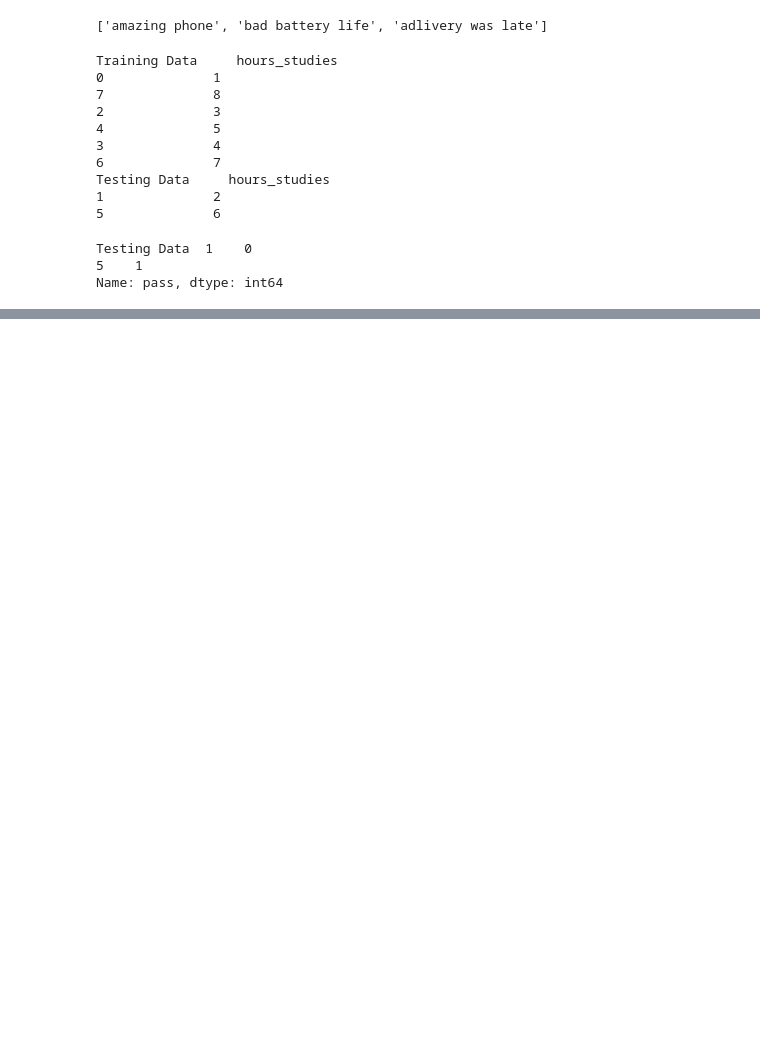
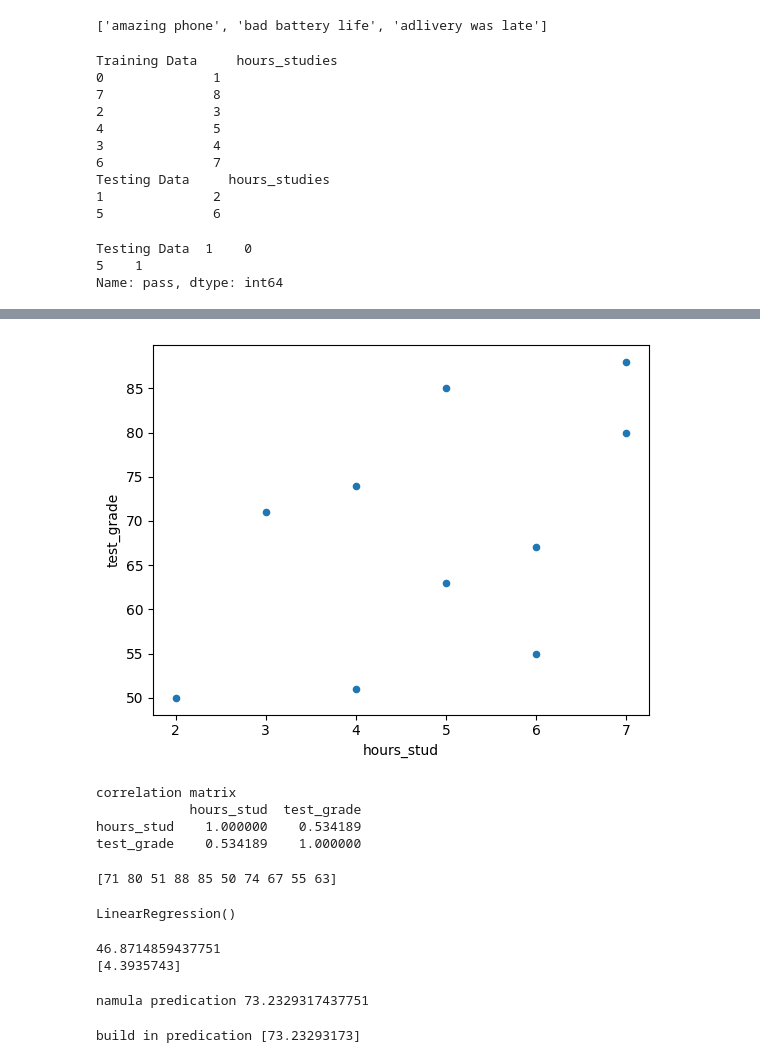
Before and after one commit to raisharad/GenerativeAIandAgenticAI, a Jupyter notebook: May30.ipynb, the cells around one changed output, grey strips where cells are left out. Cells and saved outputs as stored; diff of their text form; code cells hidden in the pictures; blank space fills up the shorter version.

```diff
--- a/May30.ipynb
+++ b/May30.ipynb
@@ -65,4 +100,44 @@ Name: pass, dtype: int64
 # %%
 import numpy as np
+import pandas as pd
 import matplotlib.pyplot as plt
 from sklearn.linear_model import LinearRegression
+
+df=pd.read_csv('/content/student_data.csv')
+df
+df.plot(kind='scatter',x='hours_stud',y='test_grade')
+plt.show()
+# %% [output]
+[figure, added]
+# %%
+print("correlation matrix ")
+print(df.corr())
+#
+# %% [output]
+correlation matrix
+            hours_stud  test_grade
+hours_stud    1.000000    0.534189
+test_grade    0.534189    1.000000
+# %%
+lr = LinearRegression()
+x=df.hours_stud.values[:,np.newaxis]
+y=df.test_grade.values
+print(y)
+lr.fit(x,y)
+# %% [output]
+[71 80 51 88 85 50 74 67 55 63]
+LinearRegression()
+# %%
+print( lr.intercept_ )
+print( lr.coef_)
+# %% [output]
+46.8714859437751
+[4.3935743]
+# %%
+print('namula predication', 46.8714859437751+4.3935743*6)
+# %% [output]
+namula predication 73.2329317437751
+# %%
+print('build in predication', lr.predict([[6]]))
+# %% [output]
+build in predication [73.23293173]
```
Also changed, not shown: parts of 3 cells of this notebook.
